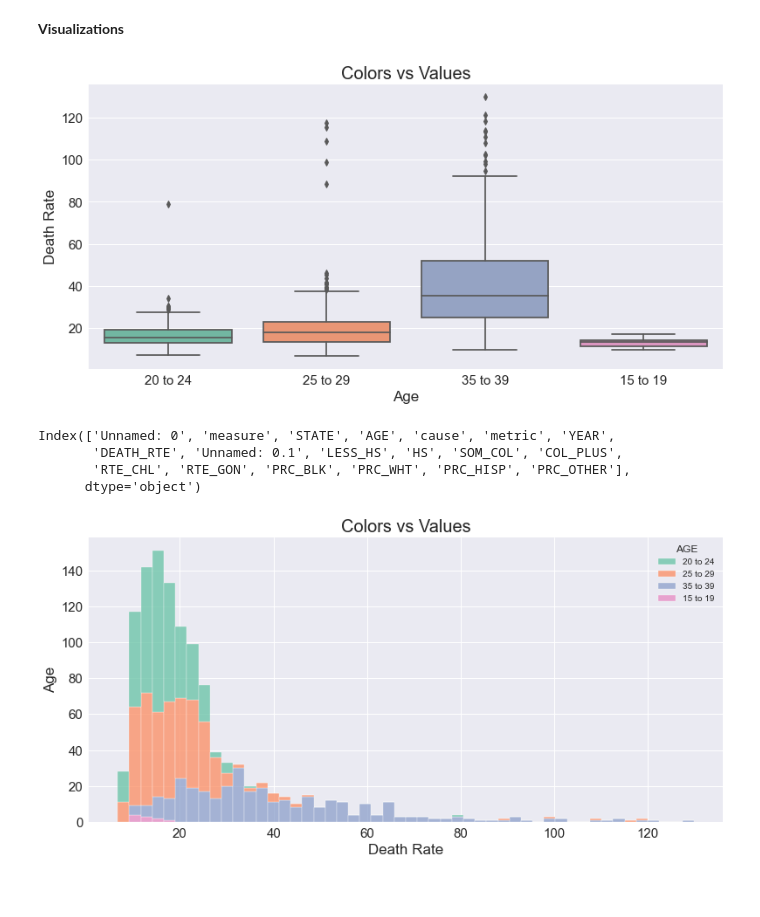
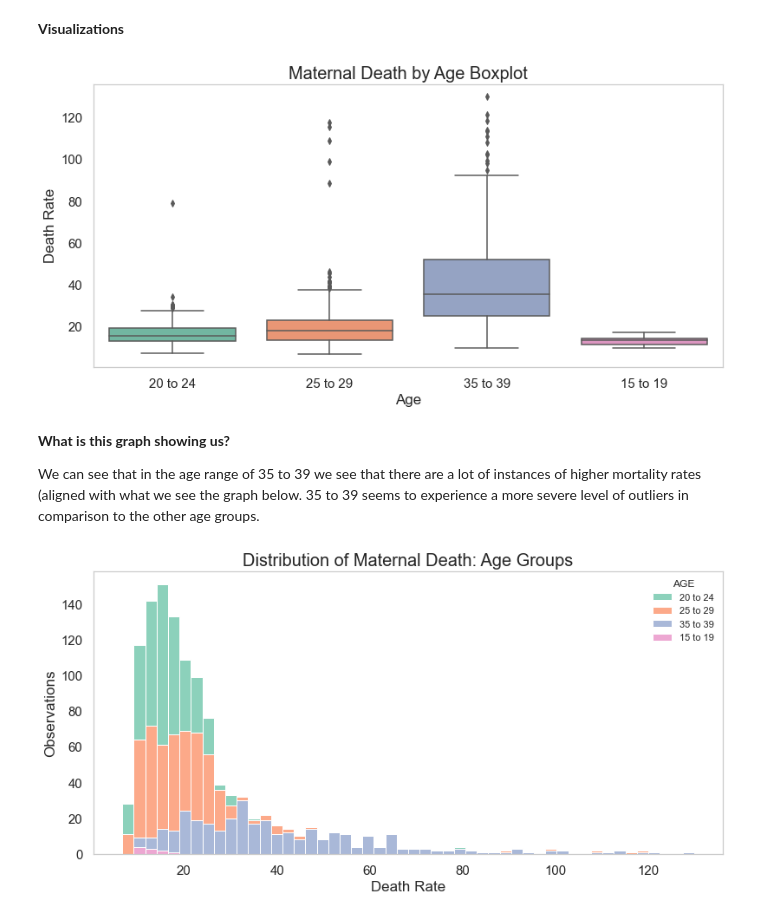
Before and after one commit to al-codes-now/maternal_mortality, a Jupyter notebook: Notebooks/Modeling notebook.ipynb, the cells around one changed output. Saved outputs shown, nothing was run; the diff lists cells and outputs as text; code cells hidden in the pictures.

```diff
--- a/Notebooks/Modeling notebook.ipynb
+++ b/Notebooks/Modeling notebook.ipynb
@@ -145,7 +161,6 @@ Included effects: Entity
 **Visualizations**
 # %%
 import seaborn as sns
-sns.set_theme(style="whitegrid")
 # %%
 df = pd.read_csv('/Users/alexandrabruno/Documents/flatiron/data/final.csv')
 # %%
@@ -153,25 +168,24 @@ plt.figure(figsize=(13, 6))
 fig = sns.boxplot(x=df["AGE"], y=df["DEATH_RTE"], data=df,palette="Set2").set_title('Age')
 plt.xlabel("Age",fontsize=17)
 plt.ylabel("Death Rate",fontsize=17)
-plt.title("Colors vs Values",fontsize = 20) # You can comment this line out if you don't need title
+plt.title("Maternal Death by Age Boxplot",fontsize = 20) # You can comment this line out if you don't need title
 plt.tick_params(labelsize=15)
+plt.grid(False)
 plt.show(fig)
 # %% [output]
-[figure, old version]
+[figure, new version]
-# %%
-df.columns
-# %% [output]
-Index(['Unnamed: 0', 'measure', 'STATE', 'AGE', 'cause', 'metric', 'YEAR',
-       'DEATH_RTE', 'Unnamed: 0.1', 'LESS_HS', 'HS', 'SOM_COL', 'COL_PLUS',
-       'RTE_CHL', 'RTE_GON', 'PRC_BLK', 'PRC_WHT', 'PRC_HISP', 'PRC_OTHER'],
-      dtype='object')
+# %% [markdown]
+**What is this graph showing us?**
+
+We can see that in the age range of 35 to 39 we see that there are a lot of instances of higher mortality rates (aligned with what we see the graph below. 35 to 39 seems to experience a more severe level of outliers in comparison to the other age groups.
 # %%
 plt.figure(figsize=(13, 6))
 fig = sns.histplot(data=df, x="DEATH_RTE", hue="AGE",multiple="stack",palette="Set2")
 plt.xlabel("Death Rate",fontsize=17)
-plt.ylabel("Age",fontsize=17)
-plt.title("Colors vs Values",fontsize = 20) # You can comment this line out if you don't need title
+plt.ylabel("Observations",fontsize=17)
+plt.title("Distribution of Maternal Death: Age Groups",fontsize = 20) # You can comment this line out if you don't need title
 plt.tick_params(labelsize=15)
+plt.grid(False)
 plt.show(fig)
 # %% [output]
-[figure, old version]
+[figure, new version]
```
Also changed, not shown: parts of 18 cells of this notebook.
